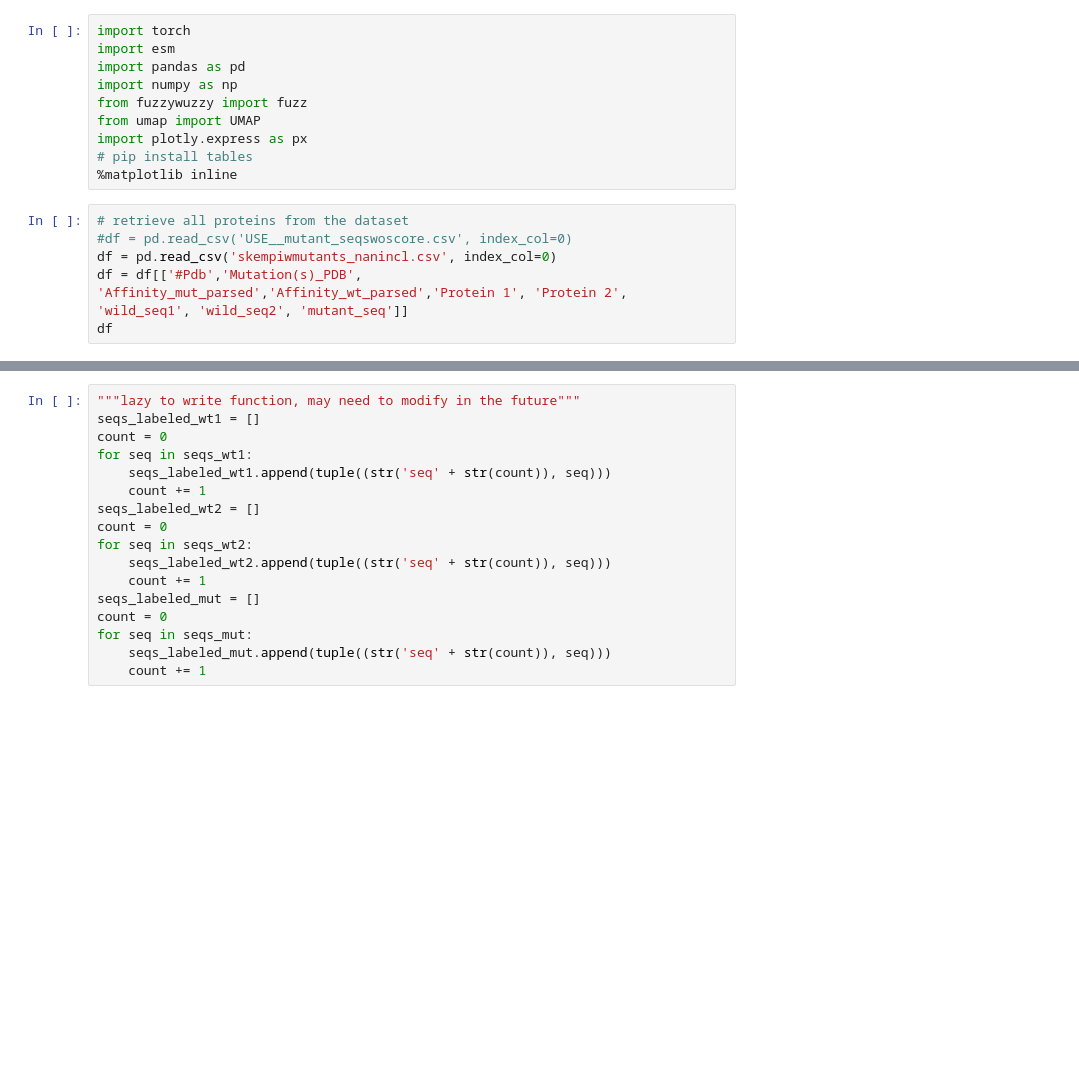
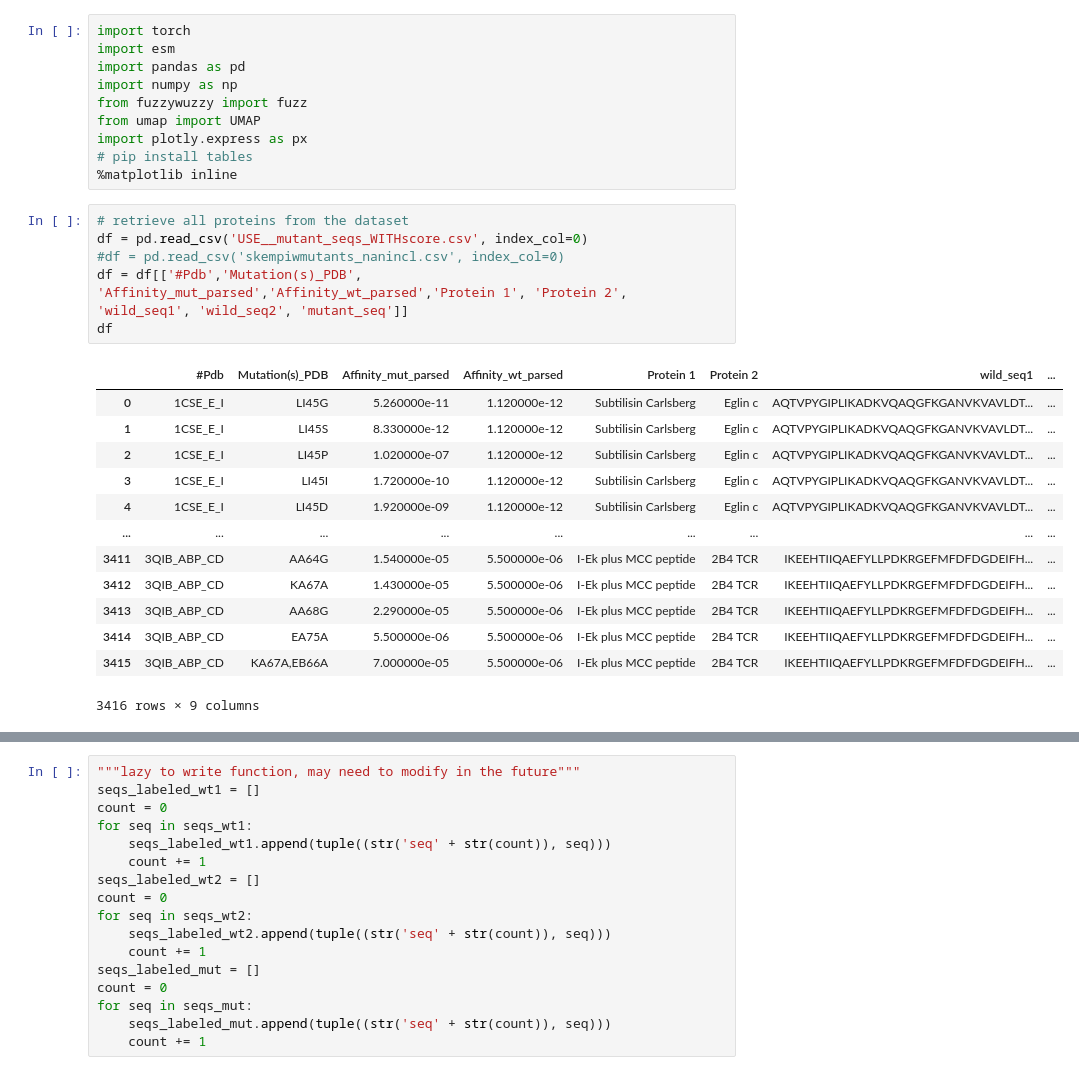
Before and after one commit to ynuozhang/mutant_specific, a Jupyter notebook: skempi_protein_visualization/skempi_protein_visualization_organized.ipynb, the cells around one changed output, grey strips where cells are left out. Saved outputs shown, nothing was run; the diff lists cells and outputs as text; blank space fills up the shorter version.

```diff
--- a/skempi_protein_visualization/skempi_protein_visualization_organized.ipynb
+++ b/skempi_protein_visualization/skempi_protein_visualization_organized.ipynb
@@ -10,10 +10,24 @@ import plotly.express as px
 %matplotlib inline
 # %%
 # retrieve all proteins from the dataset
-#df = pd.read_csv('USE__mutant_seqswoscore.csv', index_col=0)
-df = pd.read_csv('skempiwmutants_nanincl.csv', index_col=0)
+df = pd.read_csv('USE__mutant_seqs_WITHscore.csv', index_col=0)
+#df = pd.read_csv('skempiwmutants_nanincl.csv', index_col=0)
 df = df[['#Pdb','Mutation(s)_PDB', 'Affinity_mut_parsed','Affinity_wt_parsed','Protein 1', 'Protein 2', 'wild_seq1', 'wild_seq2', 'mutant_seq']]
 df
+# %% [output]
+|  | #Pdb | Mutation(s)_PDB | Affinity_mut_parsed | Affinity_wt_parsed | Protein 1 | Protein 2 | wild_seq1 | ... |
+| 0 | 1CSE_E_I | LI45G | 5.260000e-11 | 1.120000e-12 | Subtilisin Carlsberg | Eglin c | AQTVPYGIPLIKADKVQAQGFKGANVKVAVLDT... | ... |
+| 1 | 1CSE_E_I | LI45S | 8.330000e-12 | 1.120000e-12 | Subtilisin Carlsberg | Eglin c | AQTVPYGIPLIKADKVQAQGFKGANVKVAVLDT... | ... |
+| 2 | 1CSE_E_I | LI45P | 1.020000e-07 | 1.120000e-12 | Subtilisin Carlsberg | Eglin c | AQTVPYGIPLIKADKVQAQGFKGANVKVAVLDT... | ... |
+| 3 | 1CSE_E_I | LI45I | 1.720000e-10 | 1.120000e-12 | Subtilisin Carlsberg | Eglin c | AQTVPYGIPLIKADKVQAQGFKGANVKVAVLDT... | ... |
+| 4 | 1CSE_E_I | LI45D | 1.920000e-09 | 1.120000e-12 | Subtilisin Carlsberg | Eglin c | AQTVPYGIPLIKADKVQAQGFKGANVKVAVLDT... | ... |
+| ... | ... | ... | ... | ... | ... | ... | ... | ... |
+| 3411 | 3QIB_ABP_CD | AA64G | 1.540000e-05 | 5.500000e-06 | I-Ek plus MCC peptide | 2B4 TCR | IKEEHTIIQAEFYLLPDKRGEFMFDFDGDEIFH... | ... |
+| 3412 | 3QIB_ABP_CD | KA67A | 1.430000e-05 | 5.500000e-06 | I-Ek plus MCC peptide | 2B4 TCR | IKEEHTIIQAEFYLLPDKRGEFMFDFDGDEIFH... | ... |
+| 3413 | 3QIB_ABP_CD | AA68G | 2.290000e-05 | 5.500000e-06 | I-Ek plus MCC peptide | 2B4 TCR | IKEEHTIIQAEFYLLPDKRGEFMFDFDGDEIFH... | ... |
+| 3414 | 3QIB_ABP_CD | EA75A | 5.500000e-06 | 5.500000e-06 | I-Ek plus MCC peptide | 2B4 TCR | IKEEHTIIQAEFYLLPDKRGEFMFDFDGDEIFH... | ... |
+| 3415 | 3QIB_ABP_CD | KA67A,EB66A | 7.000000e-05 | 5.500000e-06 | I-Ek plus MCC peptide | 2B4 TCR | IKEEHTIIQAEFYLLPDKRGEFMFDFDGDEIFH... | ... |
+3416 rows × 9 columns
 # %%
 # if there's ":" in the column, just drop first, indicating multi-chain situation
 ignore = (df['wild_seq1'].str.contains(':')) | (df['wild_seq2'].str.contains(':')) | (df['mutant_seq'].str.contains(':'))
```
Also changed, not shown: parts of 11 cells of this notebook, 7 other files.
